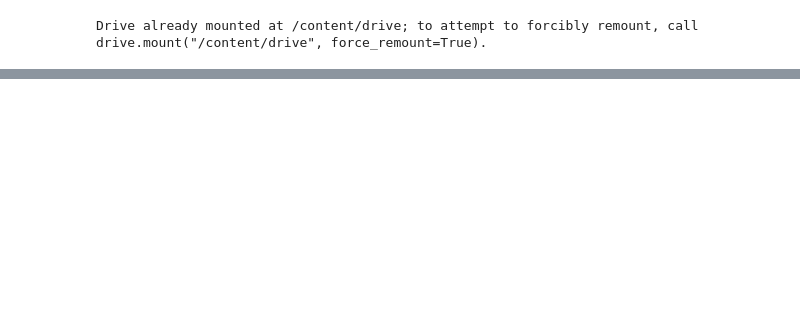
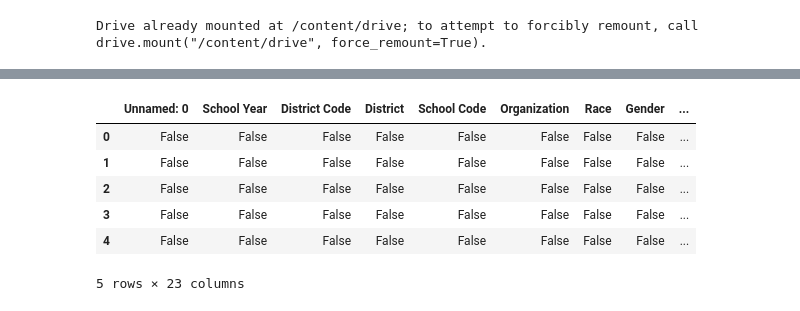
Before and after one commit to jrsjoro-ux/Data_Quest, a Jupyter notebook: Education_Data.ipynb, the cells around one changed output, grey strips where cells are left out. Drawn from its saved outputs; the diff is of its cells as text; code cells hidden in the pictures; blank space fills up the shorter version.

```diff
--- a/Education_Data.ipynb
+++ b/Education_Data.ipynb
@@ -31,0 +34,11 @@ display(mobility_raw.head())
+# %%
+salary_na = salary_raw.isna()
+salary_na.head()
+# %% [output]
+|  | Unnamed: 0 | School Year | District Code | District | School Code | Organization | Race | Gender | ... |
+| 0 | False | False | False | False | False | False | False | False | ... |
+| 1 | False | False | False | False | False | False | False | False | ... |
+| 2 | False | False | False | False | False | False | False | False | ... |
+| 3 | False | False | False | False | False | False | False | False | ... |
+| 4 | False | False | False | False | False | False | False | False | ... |
+5 rows × 23 columns
```
Also changed, not shown: parts of 2 cells of this notebook.
